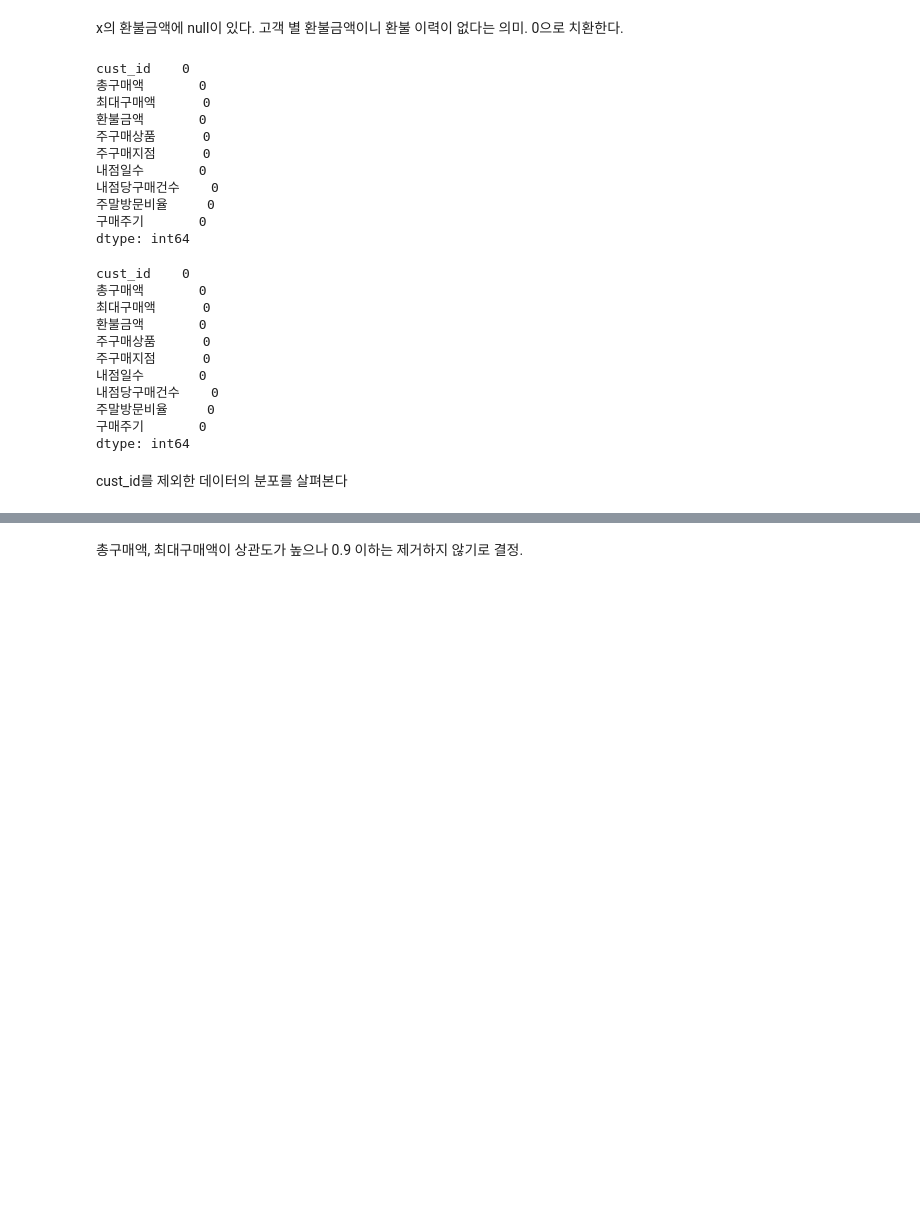
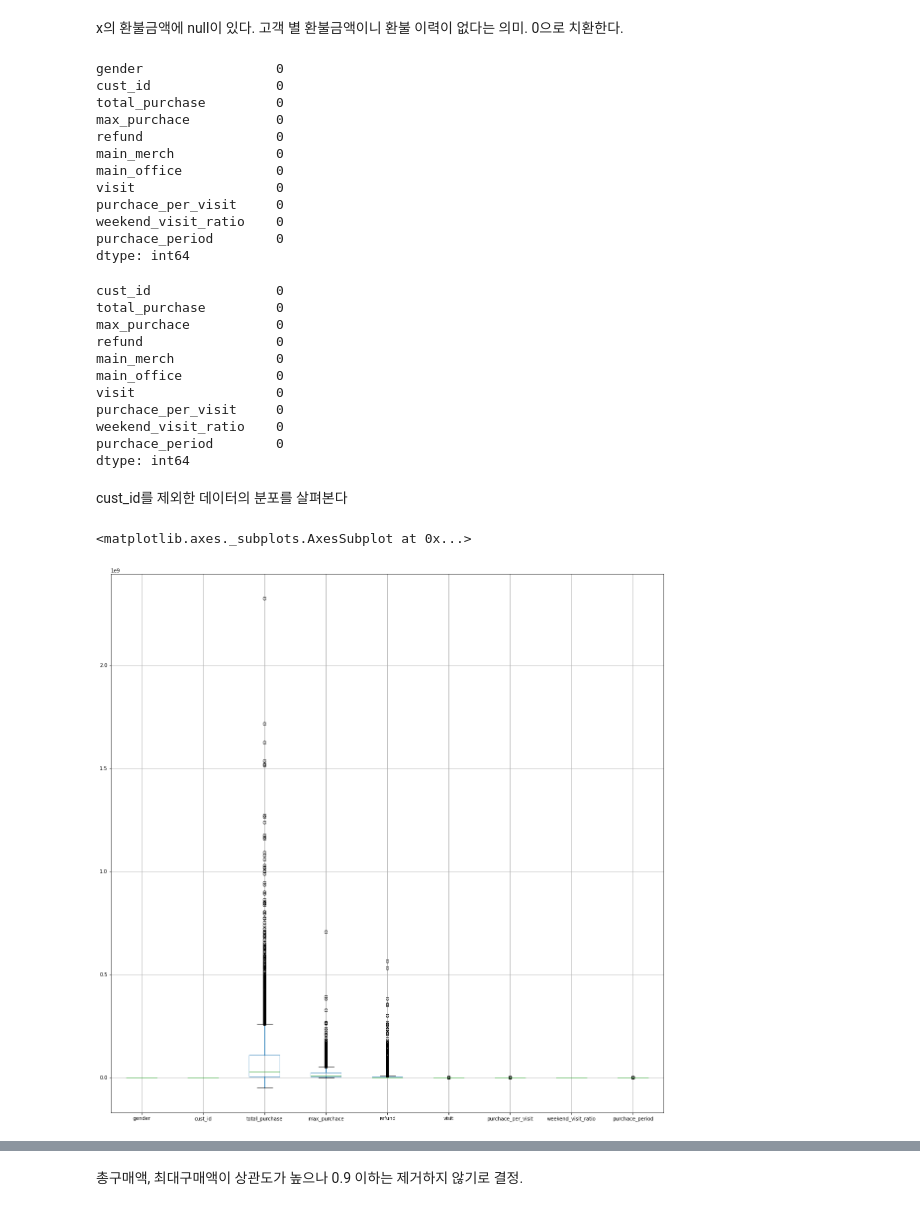
Before and after one commit to kmouleejunhyuk/bigdata_analysist_practical, a Jupyter notebook: type2_analysing_data.ipynb, the cells around one changed output, grey strips where cells are left out. Drawn from its saved outputs; the diff is of its cells as text; code cells hidden in the pictures; blank space fills up the shorter version.

```diff
--- a/type2_analysing_data.ipynb
+++ b/type2_analysing_data.ipynb
@@ -114,34 +128,40 @@ x_train_raw.duplicated().sum()
 # %% [markdown]
 x의 환불금액에 null이 있다. 고객 별 환불금액이니 환불 이력이 없다는 의미. 0으로 치환한다.
 # %%
-x_train_raw['환불금액'].replace(np.nan, 0, inplace = True)
+x_train_raw['refund'].replace(np.nan, 0, inplace = True)
 x_train_raw.isnull().sum()
 # %% [output]
-cust_id    0
-총구매액       0
-최대구매액      0
-환불금액       0
-주구매상품      0
-주구매지점      0
-내점일수       0
-내점당구매건수    0
-주말방문비율     0
-구매주기       0
+gender                 0
+cust_id                0
+total_purchase         0
+max_purchace           0
+refund                 0
+main_merch             0
+main_office            0
+visit                  0
+purchace_per_visit     0
+weekend_visit_ratio    0
+purchace_period        0
 dtype: int64
 # %%
-x_test_raw['환불금액'].replace(np.nan, 0, inplace = True)
+x_test_raw['refund'].replace(np.nan, 0, inplace = True)
 x_test_raw.isnull().sum()
 # %% [output]
-cust_id    0
-총구매액       0
-최대구매액      0
-환불금액       0
-주구매상품      0
-주구매지점      0
-내점일수       0
-내점당구매건수    0
-주말방문비율     0
-구매주기       0
+cust_id                0
+total_purchase         0
+max_purchace           0
+refund                 0
+main_merch             0
+main_office            0
+visit                  0
+purchace_per_visit     0
+weekend_visit_ratio    0
+purchace_period        0
 dtype: int64
 # %% [markdown]
 cust_id를 제외한 데이터의 분포를 살펴본다
+# %%
+x_train_raw.boxplot(figsize=(20, 20))
+# %% [output]
+<matplotlib.axes._subplots.AxesSubplot at 0x...>
+[figure, added]
```
Also changed, not shown: parts of 72 cells of this notebook.
